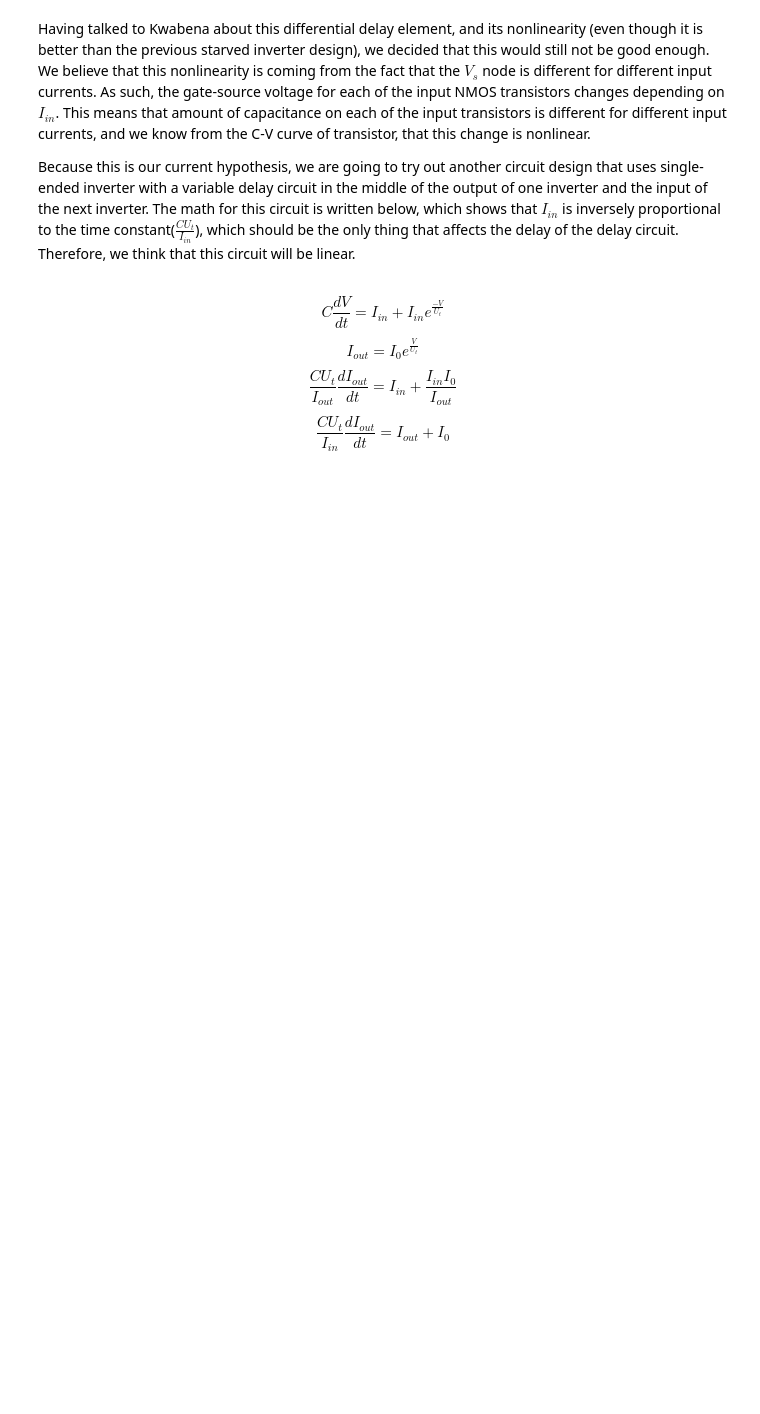
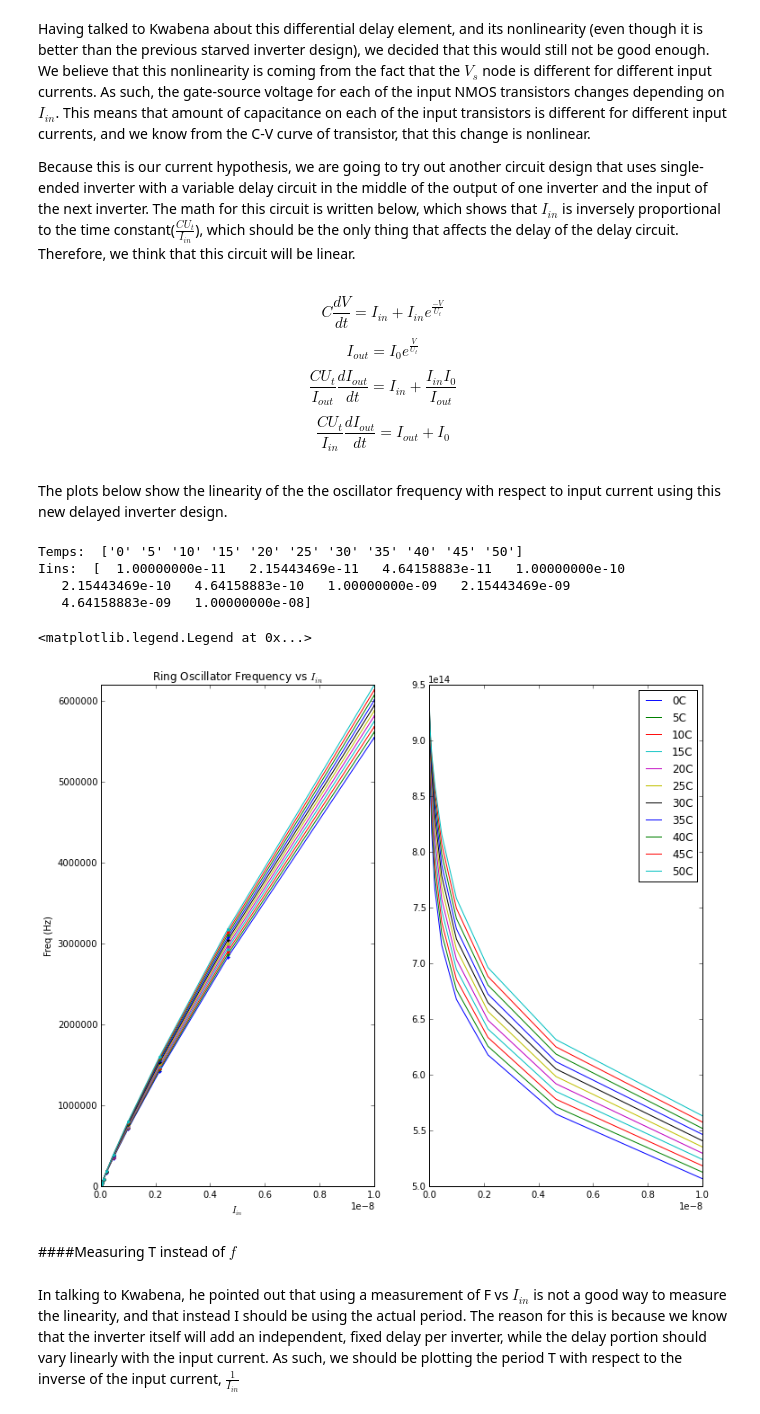
Before and after one commit to twinoza/TwinPyNB, a Jupyter notebook: RingOsc_Char.ipynb, the cells around one changed output. Cells and saved outputs as stored; diff of their text form; code cells hidden in the pictures; blank space fills up the shorter version.

```diff
--- a/RingOsc_Char.ipynb
+++ b/RingOsc_Char.ipynb
@@ -447,3 +436,42 @@ $$ C \frac{dV}{dt} = I_{in} + I_{in} e^{\frac{-V}{U_t}} $$
 $$ I_{out} = I_{0} e^{\frac{V}{U_t}} $$
 $$ \frac{C U_{t}}{I_{out}} \frac{dI_{out}}{dt} = I_{in} + \frac{I_{in} I_{0}}{I_{out}} $$
 $$ \frac{C U_{t}}{I_{in}} \frac{dI_{out}}{dt} = I_{out} + I_{0} $$
+# %% [markdown]
+The plots below show the linearity of the the oscillator frequency with respect to input current using this new delayed inverter design.
+# %%
+delayInv_folderRoot="/home/noza/work/Braindrop/CDB/BDTests/RingOsc_test/Measurements/OscFreq_DelayInv_IinandTempSweep/"
+paramFile = open(delayInv_folderRoot+"SweptParams.csv")
+for i, row in enumerate(csv.reader(paramFile)):
+    if i == 0:
+        temps = array(row[1:])
+        print "Temps: ", temps
+    elif i==1:
+        Iins = array(double(row[1:]))
+        print "Iins: ", Iins
+    else:
+        print "Too many rows"
+# %% [output]
+Temps:  ['0' '5' '10' '15' '20' '25' '30' '35' '40' '45' '50']
+Iins:  [  1.00000000e-11   2.15443469e-11   4.64158883e-11   1.00000000e-10
+   2.15443469e-10   4.64158883e-10   1.00000000e-09   2.15443469e-09
+   4.64158883e-09   1.00000000e-08]
+# %%
+allFreqs = list(list())
+for curTemp in temps:
+    fileName = "DelayInv_IinandTempSweep_Iin10pto10n_Temp"+str(curTemp)+"C.csv"
+    delayInv_freqs = readFile2(delayInv_folderRoot, fileName)
+    allFreqs.append(delayInv_freqs)
+    subplot(1,2,1)
+    plotFreqs(Iins,delayInv_freqs, curTemp, [max(Iins), max(delayInv_freqs)])   # Plot using linear axes
+    #plotFreqs(Iins,delayInv_freqs, curTemp, [max(Iins), max(delayInv_freqs)], True)  # Plot using log-log axes
+    subplot(1,2,2)
+    plot(Iins[1:], diff(delayInv_freqs)/diff(Iins), label=str(curTemp)+"C")
+legend(loc='best')
+# %% [output]
+<matplotlib.legend.Legend at 0x...>
+[figure, added]
+# %% [markdown]
+####Measuring T instead of $f$
+# %% [markdown]
+
+In talking to Kwabena, he pointed out that using a measurement of F vs $I_{in}$ is not a good way to measure the linearity, and that instead I should be using the actual period. The reason for this is because we know that the inverter itself will add an independent, fixed delay per inverter, while the delay portion should vary linearly with the input current.  As such, we should be plotting the period T with respect to the inverse of the input current, $\frac{1}{I_{in}}$
```
Also changed, not shown: parts of 26 cells of this notebook.
